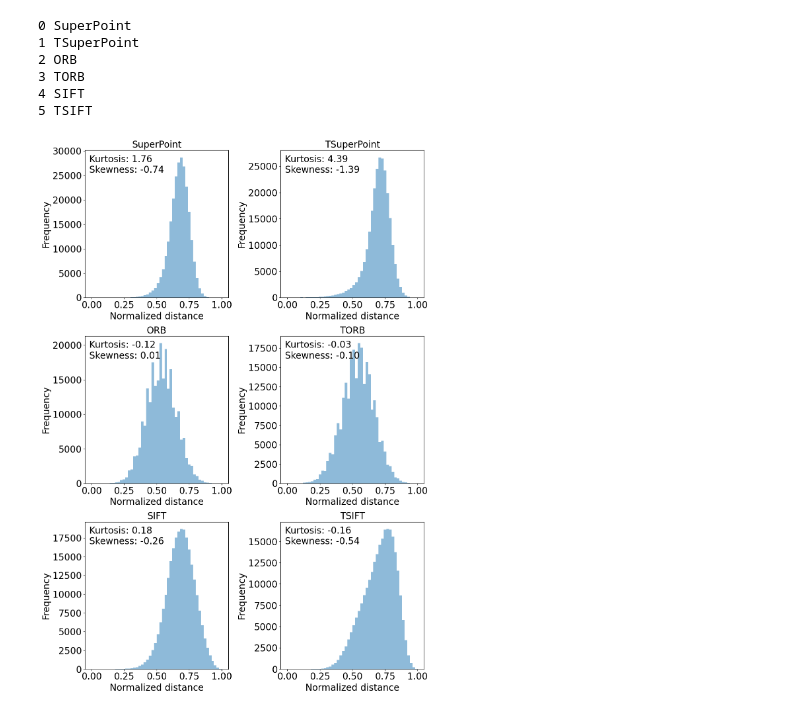
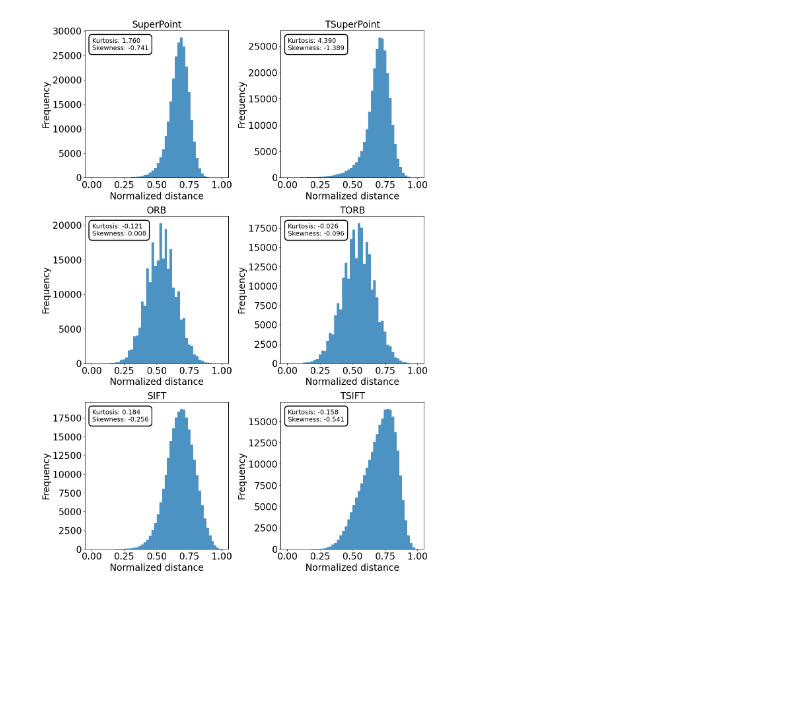
Before and after one commit to imonalc/Keypoints, a Jupyter notebook: EDA_descriptor.ipynb, the cells around one changed output. Drawn from its saved outputs; the diff is of its cells as text; code cells hidden in the pictures; blank space fills up the shorter version.

```diff
--- a/EDA_descriptor.ipynb
+++ b/EDA_descriptor.ipynb
@@ -24,35 +24,26 @@ sim_sp = sim_dict["spoint"]
 sim_list = [sim_sp, sim_p, sim_o, sim_to, sim_s, sim_ts]
 nm_list = ["SuperPoint", "TSuperPoint", "ORB", "TORB", "SIFT", "TSIFT"]
 # %%
-def plot(sim_list):
+def distplot(sim_list, nm_list):
     fig_img, axs = plt.subplots(3, 2, figsize=(12, 17))
-    #axs[0].set_title("All", fontsize=20)
-    #axs[1].set_title("Less than 99.9% confidence lower bound", fontsize=20)
     for idx, sim in enumerate(sim_list):
         ax = axs[idx//2, idx%2]
         flat_sim = sim.flatten().copy()
         flat_sim = -flat_sim
         flat_sim = (flat_sim - np.min(flat_sim)) / (np.max(flat_sim) - np.min(flat_sim))
         kurt = kurtosis(flat_sim)
         sk = skew(flat_sim)
-        print(idx, nm_list[idx])
         ax.set_title(f"{nm_list[idx]}", fontsize=20)
-        ax.hist(flat_sim, bins=50, label=f"kurt:{kurt:.3f}, skew:{sk:.3f}", alpha=0.5)
-        ax.text(x=0.03, y=0.97, s=f'Kurtosis: {kurt:.2f}\nSkewness: {sk:.2f}', fontsize=20,
+        ax.hist(flat_sim, bins=50, label=f"kurt:{kurt:.3f}, skew:{sk:.3f}", alpha=0.8)
+        bbox_props = dict(boxstyle='round,pad=0.5', facecolor='white', edgecolor='black', linewidth=2)
+        ax.text(x=0.05, y=0.95, s=f'Kurtosis: {kurt:.3f}\nSkewness: {sk:.3f}', fontsize=14,
                 horizontalalignment='left', verticalalignment='top',
-                transform=ax.transAxes)
+                transform=ax.transAxes, bbox=bbox_props)
         ax.tick_params(axis='both', labelsize=20)
         ax.set_ylabel('Frequency', fontsize=20)
         ax.set_xlabel('Normalized distance', fontsize=20)
-        #ax.legend(loc='upper left', fontsize=20)
     plt.tight_layout()
     plt.show()
-plot(sim_list)
+distplot(sim_list, nm_list)
 # %% [output]
-0 SuperPoint
-1 TSuperPoint
-2 ORB
-3 TORB
-4 SIFT
-5 TSIFT
-[figure, old version]
+[figure, new version]
```
Also changed, not shown: parts of 3 cells of this notebook.
